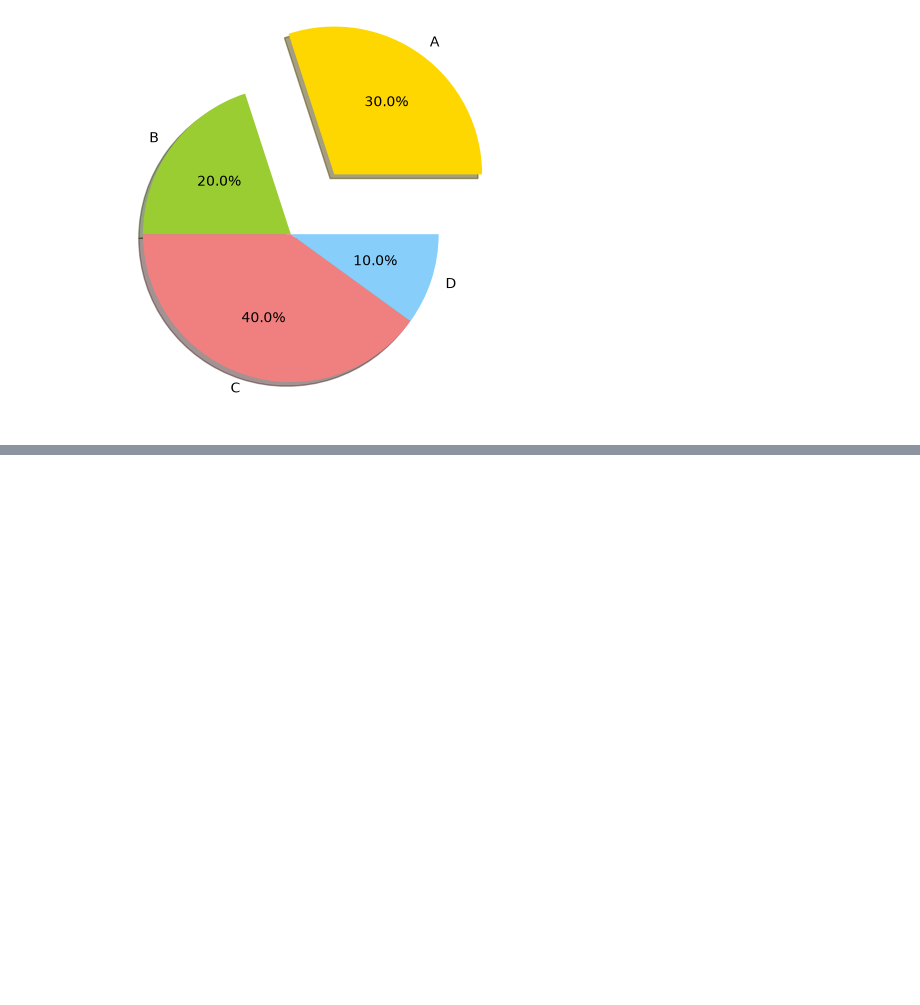
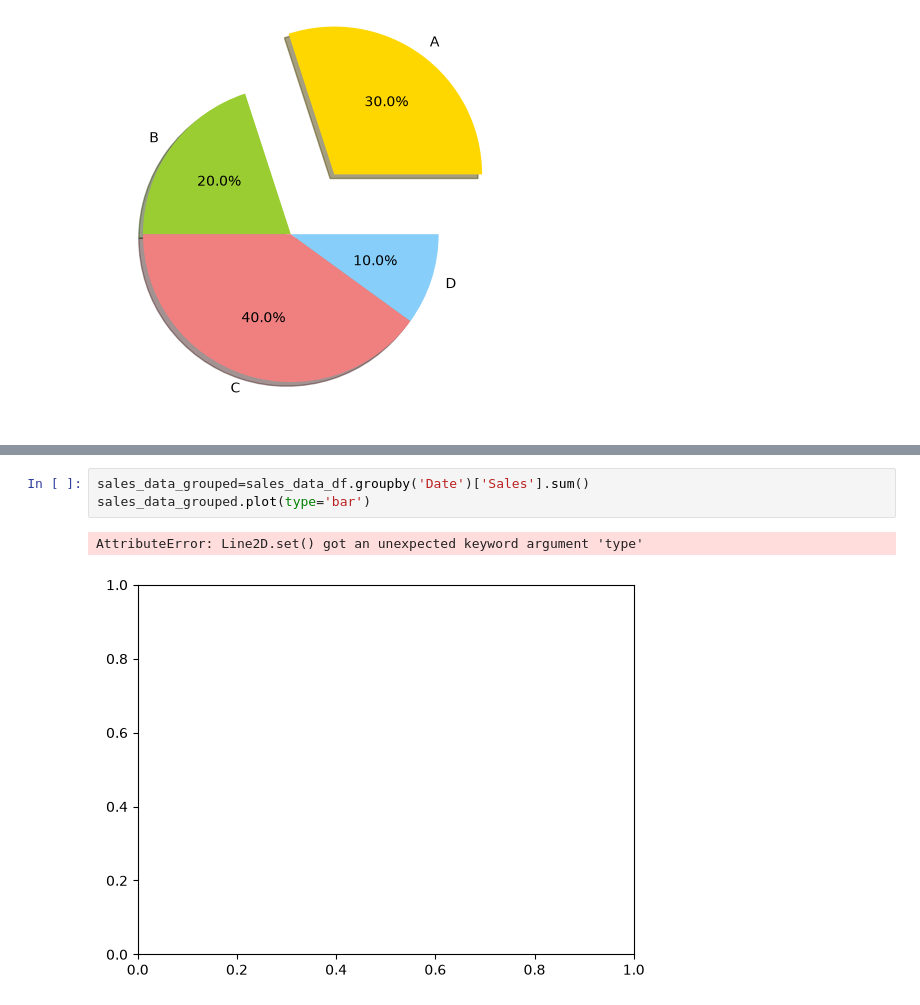
Before and after one commit to vanshvats07/python-practice, a Jupyter notebook: Data analysis/MatplotLib.ipynb, the cells around one changed output, grey strips where cells are left out. Cells and saved outputs as stored; diff of their text form; blank space fills up the shorter version.

```diff
--- a/Data analysis/MatplotLib.ipynb
+++ b/Data analysis/MatplotLib.ipynb
@@ -99,0 +112,6 @@ plt.pie(c,explode=explode,labels=b,colors=colors,autopct="%1.1f%%",shadow="True"
+# %%
+sales_data_grouped=sales_data_df.groupby('Date')['Sales'].sum()
+sales_data_grouped.plot(type='bar')
+# %% [output]
+AttributeError: Line2D.set() got an unexpected keyword argument 'type'
+[figure, added]
```
Also changed, not shown: parts of 2 cells of this notebook.
